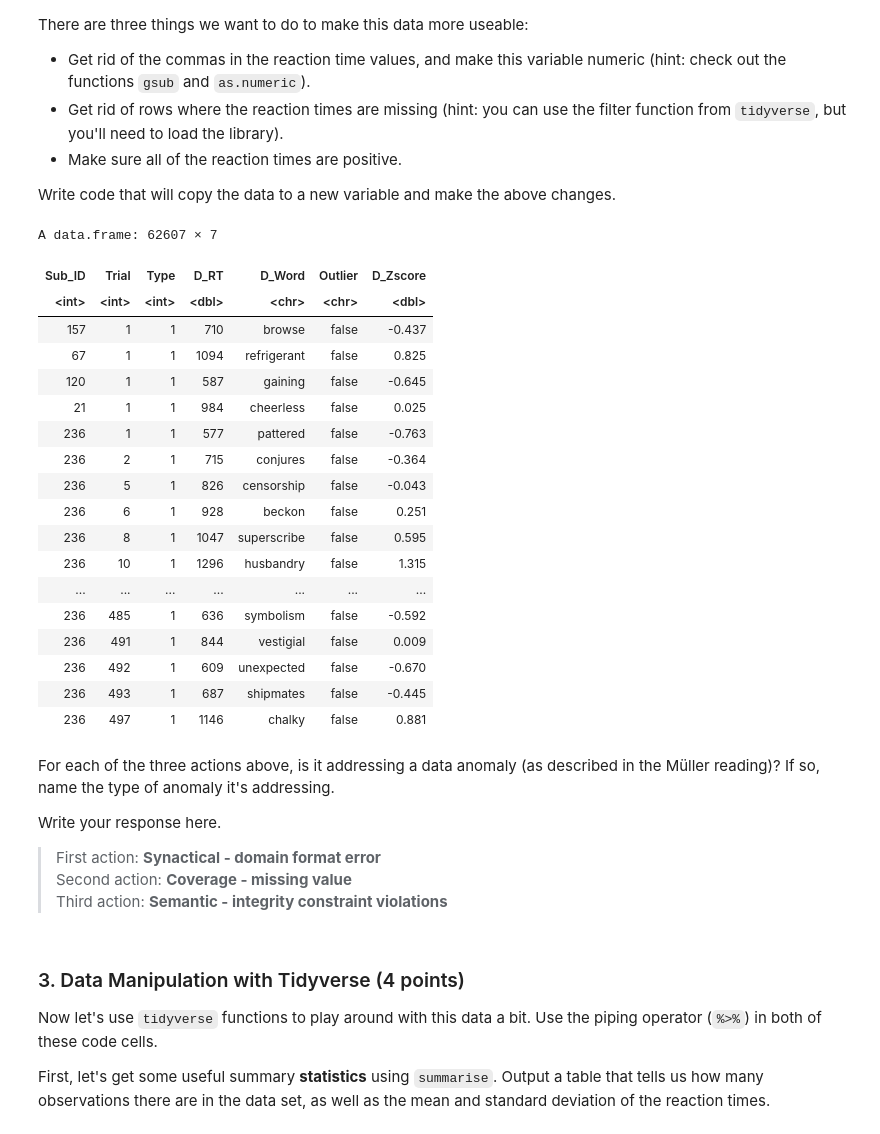
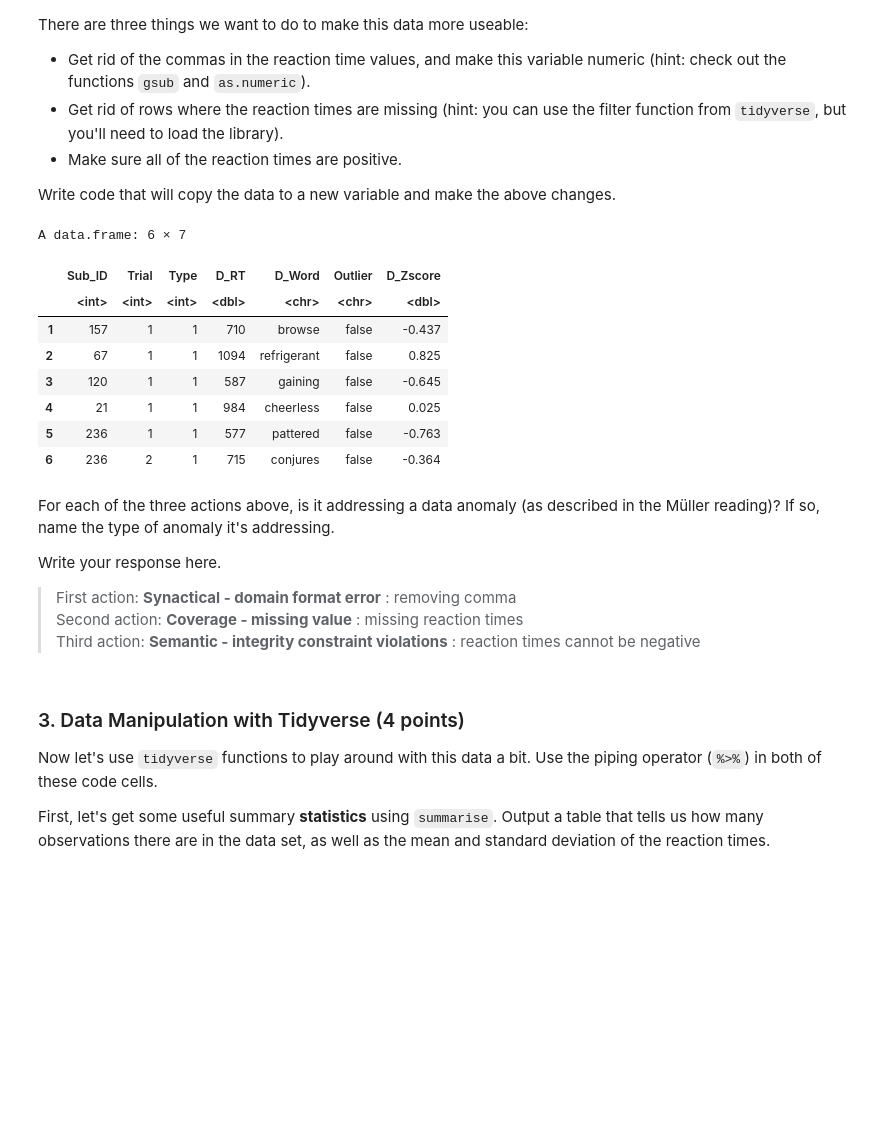
Before and after one commit to sadtangerine/Elie_DSPN_S22, a Jupyter notebook: Homework2.ipynb, the cells around one changed output. Cells and saved outputs as stored; diff of their text form; code cells hidden in the pictures; blank space fills up the shorter version.

```diff
--- a/Homework2.ipynb
+++ b/Homework2.ipynb
@@ -30,36 +30,26 @@ Write code that will copy the data to a new variable and make the above changes.
 # %%
 lexicaldata_clean <- lexicaldata
 lexicaldata_clean$D_RT <- as.numeric(gsub("[,]", "",lexicaldata_clean$D_RT) )
-lexicaldata_clean <- lexicaldata_clean %>% filter(!(D_RT =="") & D_RT > 0)
-lexicaldata_clean
+lexicaldata_clean <- lexicaldata_clean %>% filter(!(D_RT == "") & D_RT > 0)
+head(lexicaldata_clean)
 # %% [output]
-A data.frame: 62607 × 7
+A data.frame: 6 × 7
-| Sub_ID | Trial | Type | D_RT | D_Word | Outlier | D_Zscore |
-| <int> | <int> | <int> | <dbl> | <chr> | <chr> | <dbl> |
-| 157 | 1 | 1 | 710 | browse | false | -0.437 |
-| 67 | 1 | 1 | 1094 | refrigerant | false | 0.825 |
-| 120 | 1 | 1 | 587 | gaining | false | -0.645 |
-| 21 | 1 | 1 | 984 | cheerless | false | 0.025 |
-| 236 | 1 | 1 | 577 | pattered | false | -0.763 |
-| 236 | 2 | 1 | 715 | conjures | false | -0.364 |
-| 236 | 5 | 1 | 826 | censorship | false | -0.043 |
-| 236 | 6 | 1 | 928 | beckon | false | 0.251 |
-| 236 | 8 | 1 | 1047 | superscribe | false | 0.595 |
-| 236 | 10 | 1 | 1296 | husbandry | false | 1.315 |
-| ... | ... | ... | ... | ... | ... | ... |
-| 236 | 485 | 1 | 636 | symbolism | false | -0.592 |
-| 236 | 491 | 1 | 844 | vestigial | false | 0.009 |
-| 236 | 492 | 1 | 609 | unexpected | false | -0.670 |
-| 236 | 493 | 1 | 687 | shipmates | false | -0.445 |
-| 236 | 497 | 1 | 1146 | chalky | false | 0.881 |
+|  | Sub_ID | Trial | Type | D_RT | D_Word | Outlier | D_Zscore |
+|  | <int> | <int> | <int> | <dbl> | <chr> | <chr> | <dbl> |
+| 1 | 157 | 1 | 1 | 710 | browse | false | -0.437 |
+| 2 | 67 | 1 | 1 | 1094 | refrigerant | false | 0.825 |
+| 3 | 120 | 1 | 1 | 587 | gaining | false | -0.645 |
+| 4 | 21 | 1 | 1 | 984 | cheerless | false | 0.025 |
+| 5 | 236 | 1 | 1 | 577 | pattered | false | -0.763 |
+| 6 | 236 | 2 | 1 | 715 | conjures | false | -0.364 |
 # %% [markdown]
 For each of the three actions above, is it addressing a data anomaly (as described in the Müller reading)? If so, name the type of anomaly it's addressing.
 
 Write your response here.
 
-> First action: **Synactical - domain format error**
-<br> Second action: **Coverage - missing value**
-<br> Third action: **Semantic - integrity constraint violations**
+> First action: **Synactical - domain format error** : removing comma
+<br> Second action: **Coverage - missing value** : missing reaction times
+<br> Third action: **Semantic - integrity constraint violations** : reaction times cannot be negative
 # %% [markdown]
 ### 3. Data Manipulation with Tidyverse (4 points)
 Now let's use `tidyverse` functions to play around with this data a bit. Use the piping operator (`%>%`) in both of these code cells.
```
Also changed, not shown: parts of 2 cells of this notebook.
